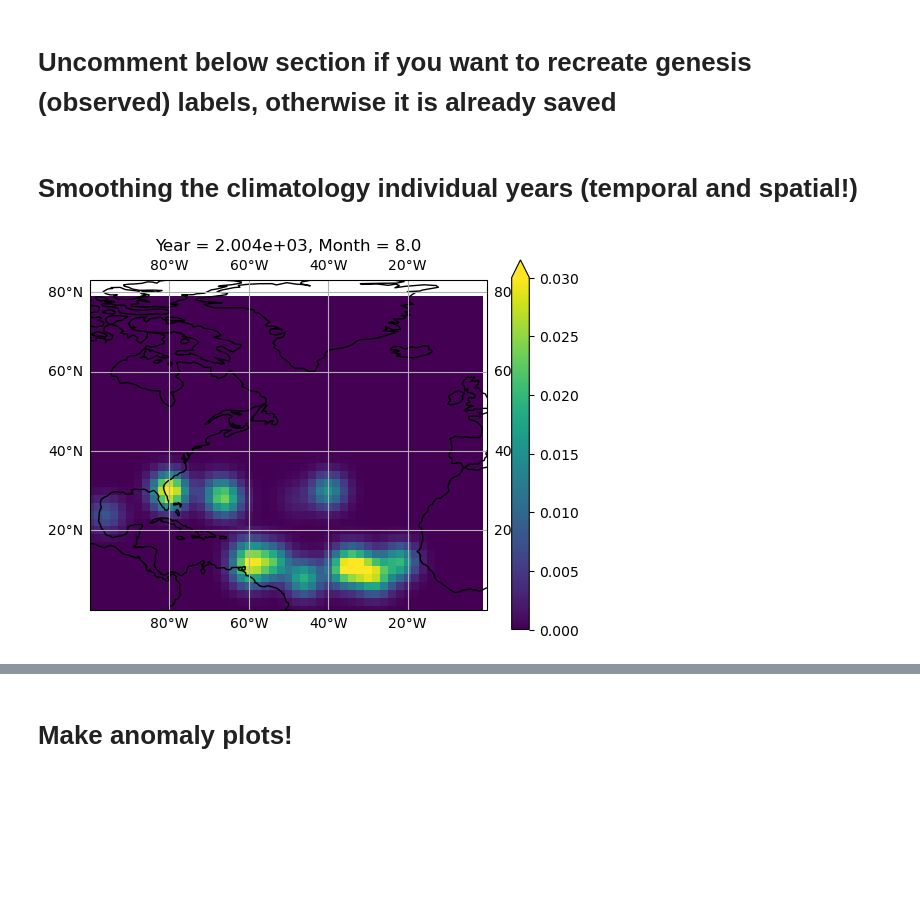
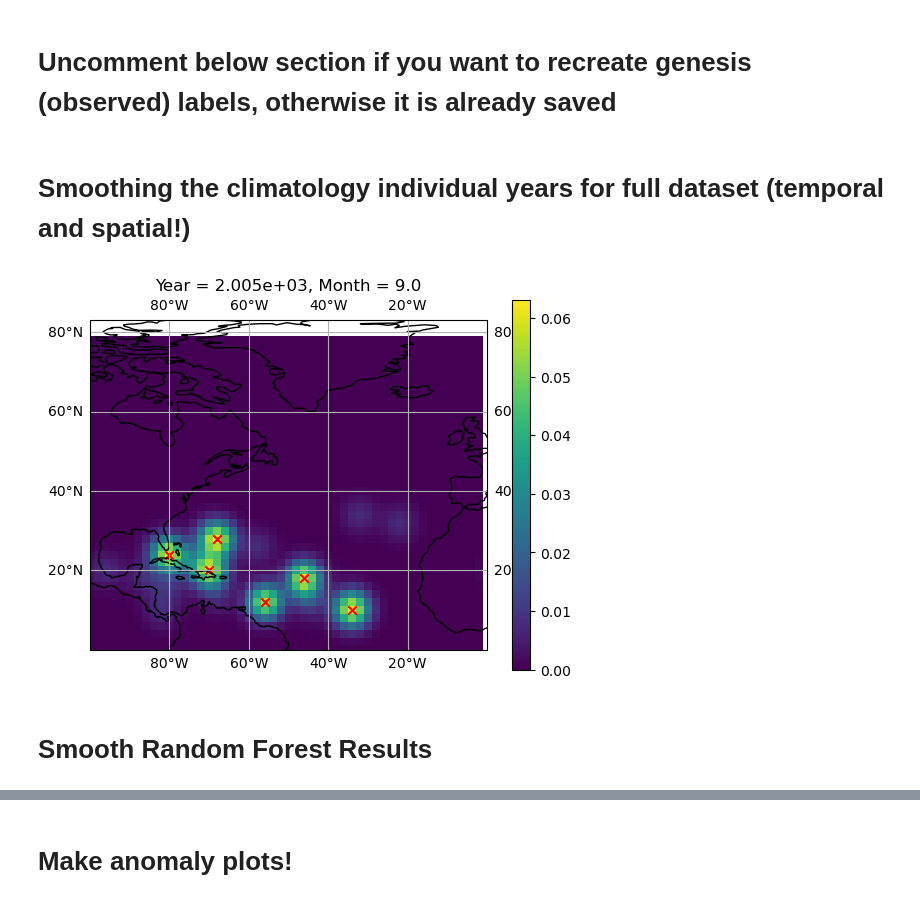
Before and after one commit to a98alvin/TC_Genesis_Index, a Jupyter notebook: Scripts/Filtering_Observations.ipynb, the cells around one changed output, grey strips where cells are left out. Cells and saved outputs as stored; diff of their text form; code cells hidden in the pictures; blank space fills up the shorter version.

Commit message:
Smoothed temporally and spatially the random forest output

```diff
--- a/Scripts/Filtering_Observations.ipynb
+++ b/Scripts/Filtering_Observations.ipynb
@@ -46,37 +76,23 @@ test_labels_predropped = test_labels_predropped_read.stack(z=("Month","Latitude"
 # %% [markdown]
-# Smoothing the climatology individual years (temporal and spatial!)
+# Smoothing the climatology individual years for full dataset (temporal and spatial!)
 # %%
-# Deep copy the dataset so it is not referencing
-train_canes_use = copy.deepcopy(train_labels_predropped_read["__xarray_dataarray_variable__"]).astype(float)
-
-# Temporal smoothing
-for i, j in product(range(train_canes_use.shape[1]),range(train_canes_use.shape[2])): # Loop over each grid cell
-    stacked_grid = train_canes_use[:,i,j,:].stack(z=("Year", "Month")).astype(float) # Stack all times for a single grid cell
-    temporally_filtered_grid = gaussian_filter(stacked_grid,sigma=1.5) # Filter a single grid cell over time
-    unstacked_smoothed_grid = xr.DataArray(temporally_filtered_grid,coords=stacked_grid.coords).unstack() # Put filtered data into XR
-    # Assign smoothed grid cell data to training data array
-    train_canes_use[:,i,j,:] = copy.deepcopy(unstacked_smoothed_grid.transpose()) # Deep copy the unstacked so that it is not referencing
-
-# Spatial smoothing
-spatially_filtered_grid = [] # List to store the array of each month
-stack_for_spatial = train_canes_use.stack(z=("Year", "Month")) # Stack for easier looping
-
-for spatial_iter in range(stack_for_spatial.shape[2]): # Loop 2D array over all times
-    spatially_filtered_grid_indiv = gaussian_filter(stack_for_spatial[:,:,spatial_iter],sigma=1.5) # Filter the 2D array spatially
-    spatially_filtered_grid.append(spatially_filtered_grid_indiv) # Save 2D array to list
-
-# Convert from list to XR
-spatially_temporally_filtered_XR = xr.DataArray(spatially_filtered_grid,coords = [stack_for_spatial.coords['z'],
-                                               stack_for_spatial.coords['Latitude'],stack_for_spatial.coords['Longitude']]).unstack()
-
+combined = copy.deepcopy(combined_pre)
+spatially_temporally_filtered_XR = temporal_spatial_smoothing(combined,0.5,1.5)
 # Plot temporally then spatially filtered data
+mo_val = 9
+yr_val = 2005
 plt.figure()
 ax = plt.axes(projection=ccrs.PlateCarree())
 ax.set_global()
 ax.coastlines()
 ax.gridlines(draw_labels=True)
 ax.set_extent([-100, 0, 0, 80])
-spatially_temporally_filtered_XR.sel(Month=8,Year=2004).plot(vmin=0,vmax=0.03)
-plt.savefig("Spatial_Temporal_Filtered.png",dpi=600)
+spatially_temporally_filtered_XR.sel(Month=mo_val,Year=yr_val).plot()
+tmp_scat = combined_pre.sel(Month=mo_val,Year=yr_val).stack(new=['Latitude','Longitude'])
+tmp_scat = tmp_scat.where(tmp_scat>0,drop=True)
+ax.scatter(tmp_scat['Longitude'],tmp_scat['Latitude'],marker='x',color='r')
+plt.savefig("Spatial_Temporal_Filtered.png",dpi=300)
 # %% [output]
-[figure, old version]
+[figure, new version]
+# %% [markdown]
+# Smooth Random Forest Results
```
Also changed, not shown: parts of 13 cells of this notebook, 7 other files.
